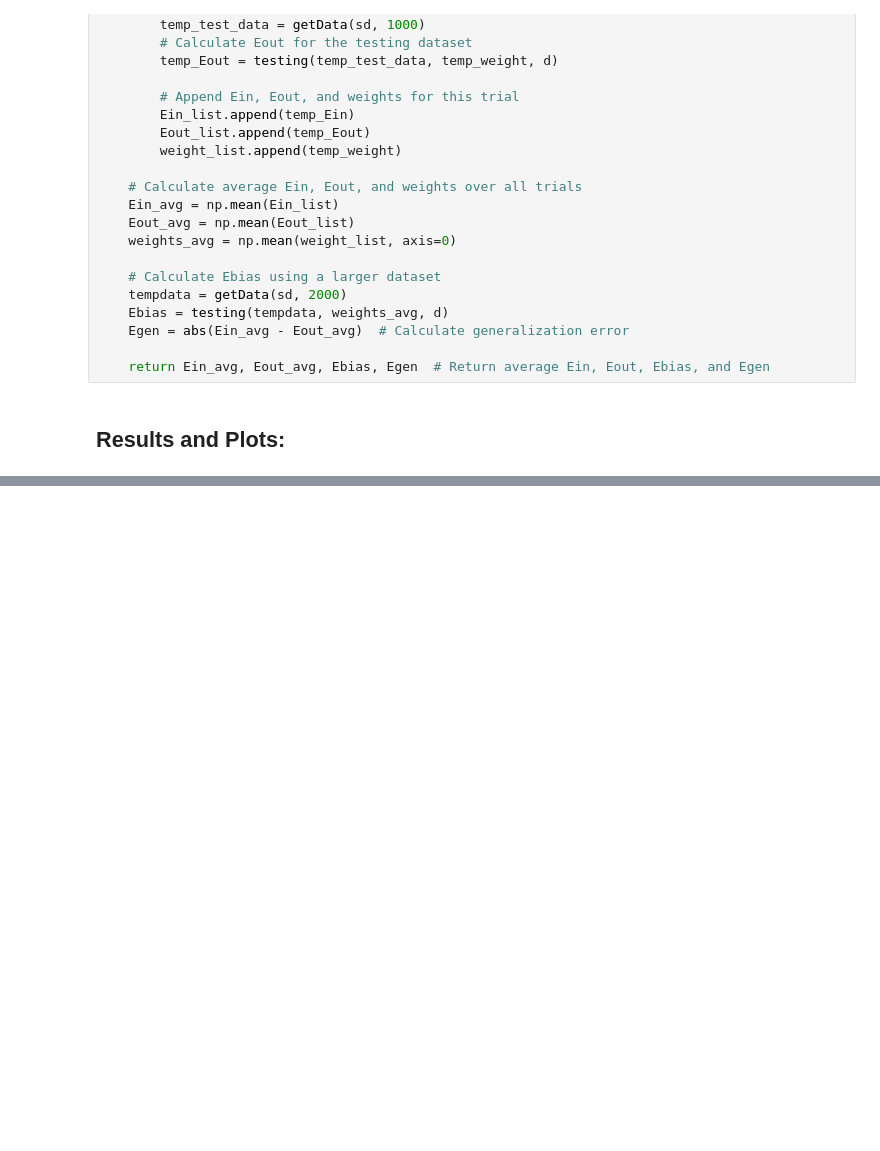
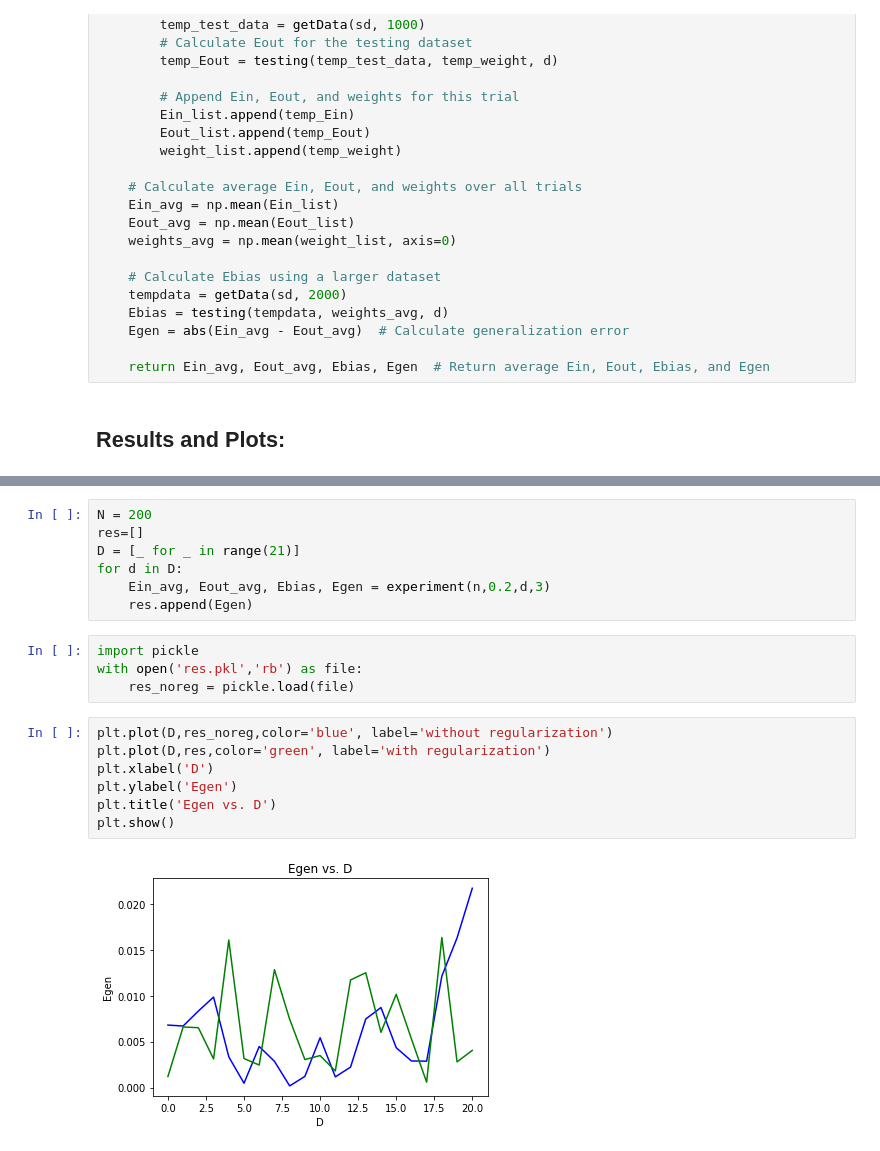
Before and after one commit to Jayshil-Patel/DLRL, a Jupyter notebook: new_regd.ipynb, the cells around one changed output, grey strips where cells are left out. Cells and saved outputs as stored; diff of their text form; blank space fills up the shorter version.

```diff
--- a/new_regd.ipynb
+++ b/new_regd.ipynb
@@ -359,0 +342,20 @@ IndexError: list index out of range
+# %%
+N = 200
+res=[]
+D = [_ for _ in range(21)]
+for d in D:
+    Ein_avg, Eout_avg, Ebias, Egen = experiment(n,0.2,d,3)
+    res.append(Egen)
+# %%
+import pickle
+with open('res.pkl','rb') as file:
+    res_noreg = pickle.load(file)
+# %%
+plt.plot(D,res_noreg,color='blue', label='without regularization')
+plt.plot(D,res,color='green', label='with regularization')
+plt.xlabel('D')
+plt.ylabel('Egen')
+plt.title('Egen vs. D')
+plt.show()
+# %% [output]
+[figure, added]
```
Also changed, not shown: parts of 4 cells of this notebook, 3 other files.
